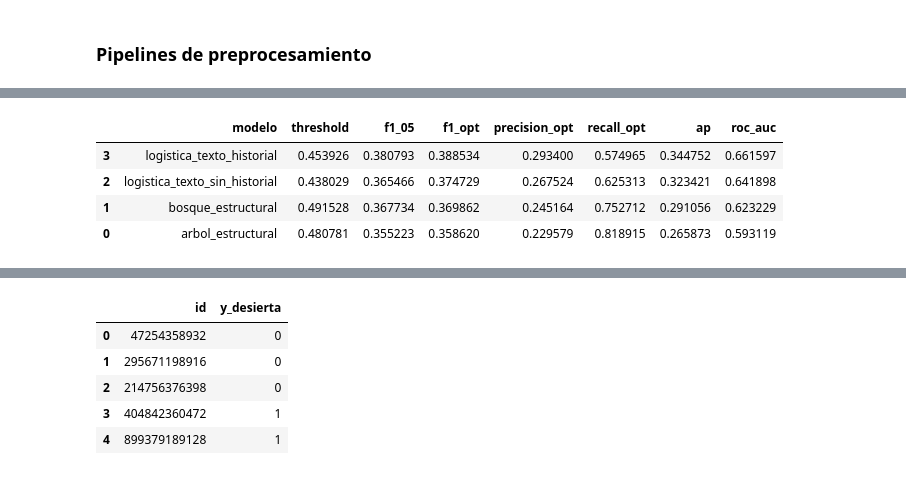
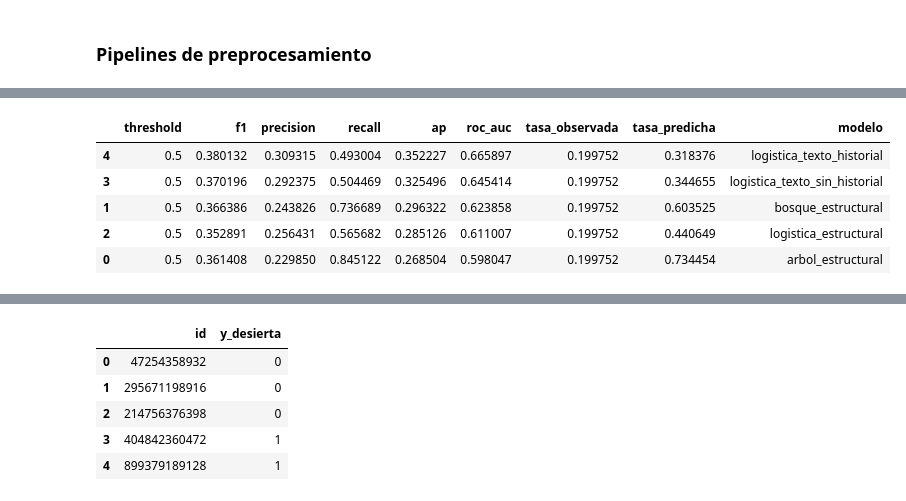
Before and after one commit to EduardoPerezMir/Tarea-2-ML, a Jupyter notebook: Pregunta2.ipynb, the cells around one changed output, grey strips where cells are left out. Cells and saved outputs as stored; diff of their text form; code cells hidden in the pictures.

```diff
--- a/Pregunta2.ipynb
+++ b/Pregunta2.ipynb
@@ -235,15 +235,16 @@ Todos los registros con montos nulos tienen monedas nulas. Mientras que, hay mon
 # %% [markdown]
 ### ¿Existirá una relación entre los montos nulos respecto de las categorías?
 # %%
-resumen = train_df.groupby("pub_categoria")["pub_monto_estimado"].agg(
+resumen_categoria_montos = train_df.groupby("pub_categoria")["pub_monto_estimado"].agg(
     total="size",
     nulos=lambda x: x.isna().sum(),
     porcentaje_nulos=lambda x: x.isna().mean() * 100
 )
 
-resumen[resumen["porcentaje_nulos"] == 100].sort_values(
-    "total", ascending=False
-)
+resumen_categoria_montos[
+    (resumen_categoria_montos["porcentaje_nulos"] == 100) &
+    (resumen_categoria_montos["total"] >= 30)
+].sort_values("total", ascending=False)
 # %% [output]
 |  | total | nulos | porcentaje_nulos |
 | pub_categoria |  |  |  |
@@ -316,9 +318,9 @@ datos = train_df.copy()
 
 datos["pub_fecha"] = pd.to_datetime(
     datos["pub_fecha"],
-    dayfirst=True,
-    errors="coerce"
+    errors="coerce",
+    utc=True
 )
 
-print("Fechas inválidas:", datos["pub_fecha"].isna().sum())
+print("Fechas invalidas:", datos["pub_fecha"].isna().sum())
 # %% [output]
@@ -564,25 +595,35 @@ def mejor_umbral_f1(y_true, proba):
     idx = int(np.nanargmax(f1))
     return thresholds[idx], f1[idx], precision[idx], recall[idx]
 
-def evaluar_pipeline(nombre, pipeline, X_tr, y_tr, X_va, y_va):
+def metricas_con_umbral(y_true, proba, threshold=0.5):
+    pred = (proba >= threshold).astype(int)
+    return {
+        "threshold": threshold,
+        "f1": f1_score(y_true, pred),
+        "precision": precision_score(y_true, pred, zero_division=0),
+        "recall": recall_score(y_true, pred, zero_division=0),
+        "ap": average_precision_score(y_true, proba),
+        "roc_auc": roc_auc_score(y_true, proba),
+        "tasa_observada": y_true.mean(),
+        "tasa_predicha": pred.mean(),
+        "matriz_confusion": confusion_matrix(y_true, pred)
+    }
+
+def evaluar_pipeline(nombre, pipeline, X_tr, y_tr, X_va, y_va, threshold=0.5):
     pipeline.fit(X_tr, y_tr)
     proba = pipeline.predict_proba(X_va)[:, 1]
-    threshold, f1_opt, precision_opt, recall_opt = mejor_umbral_f1(y_va, proba)
-    pred_05 = (proba >= 0.5).astype(int)
-    pred_opt = (proba >= threshold).astype(int)
+    metricas = metricas_con_umbral(y_va, proba, threshold=threshold)
+    metricas.update({"modelo": nombre, "pipeline": pipeline})
+    return metricas
 
-    return {
-        "modelo": nombre,
-        "pipeline": pipeline,
-        "threshold": threshold,
-        "f1_05": f1_score(y_va, pred_05),
-        "f1_opt": f1_score(y_va, pred_opt),
-        "precision_opt": precision_score(y_va, pred_opt, zero_division=0),
-        "recall_opt": recall_score(y_va, pred_opt, zero_division=0),
-        "ap": average_precision_score(y_va, proba),
-        "roc_auc": roc_auc_score(y_va, proba),
-        "matriz_confusion": confusion_matrix(y_va, pred_opt)
-    }
+def clasificador_logistico(C=1.0, class_weight="balanced"):
+    return LogisticRegression(
+        C=C,
+        class_weight=class_weight,
+        solver="liblinear",
+        max_iter=1000,
+        random_state=42
+    )
 
 modelos_base = {
     "arbol_estructural": Pipeline([
@@ -596,52 +637,45 @@ modelos_base = {
     ]),
     "bosque_estructural": Pipeline([
         ("pre", preprocesamiento_estructural),
         ("clf", RandomForestClassifier(
             n_estimators=250,
             max_depth=14,
             min_samples_leaf=50,
             class_weight="balanced_subsample",
             n_jobs=-1,
             random_state=42
         ))
     ]),
+    "logistica_estructural": Pipeline([
+        ("pre", preprocesamiento_estructural),
+        ("clf", clasificador_logistico())
+    ]),
     "logistica_texto_sin_historial": Pipeline([
         ("pre", preprocesamiento_sin_historial),
-        ("clf", LogisticRegression(
-            C=1.0,
-            class_weight="balanced",
-            solver="liblinear",
-            max_iter=1000,
-            random_state=42
-        ))
+        ("clf", clasificador_logistico())
     ]),
     "logistica_texto_historial": Pipeline([
         ("pre", preprocesamiento_full),
-        ("clf", LogisticRegression(
-            C=1.0,
-            class_weight="balanced",
-            solver="liblinear",
-            max_iter=1000,
-            random_state=42
-        ))
+        ("clf", clasificador_logistico())
     ])
 }
 
 resultados_base = [
-    evaluar_pipeline(nombre, clone(modelo), X_train, y_train, X_val, y_val)
+    evaluar_pipeline(nombre, clone(modelo), X_train_modelos, y_train_modelos, X_val_hparam, y_val_hparam)
     for nombre, modelo in modelos_base.items()
 ]
 
 tabla_base = (
     pd.DataFrame(resultados_base)
     .drop(columns=["pipeline", "matriz_confusion"])
-    .sort_values("f1_opt", ascending=False)
+    .sort_values("ap", ascending=False)
 )
 tabla_base
 # %% [output]
-|  | modelo | threshold | f1_05 | f1_opt | precision_opt | recall_opt | ap | roc_auc |
-| 3 | logistica_texto_historial | 0.453926 | 0.380793 | 0.388534 | 0.293400 | 0.574965 | 0.344752 | 0.661597 |
-| 2 | logistica_texto_sin_historial | 0.438029 | 0.365466 | 0.374729 | 0.267524 | 0.625313 | 0.323421 | 0.641898 |
-| 1 | bosque_estructural | 0.491528 | 0.367734 | 0.369862 | 0.245164 | 0.752712 | 0.291056 | 0.623229 |
-| 0 | arbol_estructural | 0.480781 | 0.355223 | 0.358620 | 0.229579 | 0.818915 | 0.265873 | 0.593119 |
+|  | threshold | f1 | precision | recall | ap | roc_auc | tasa_observada | tasa_predicha | modelo |
+| 4 | 0.5 | 0.380132 | 0.309315 | 0.493004 | 0.352227 | 0.665897 | 0.199752 | 0.318376 | logistica_texto_historial |
+| 3 | 0.5 | 0.370196 | 0.292375 | 0.504469 | 0.325496 | 0.645414 | 0.199752 | 0.344655 | logistica_texto_sin_historial |
+| 1 | 0.5 | 0.366386 | 0.243826 | 0.736689 | 0.296322 | 0.623858 | 0.199752 | 0.603525 | bosque_estructural |
+| 2 | 0.5 | 0.352891 | 0.256431 | 0.565682 | 0.285126 | 0.611007 | 0.199752 | 0.440649 | logistica_estructural |
+| 0 | 0.5 | 0.361408 | 0.229850 | 0.845122 | 0.268504 | 0.598047 | 0.199752 | 0.734454 | arbol_estructural |
 # %% [markdown]
```
Also changed, not shown: parts of 17 cells of this notebook, 1 other file.
